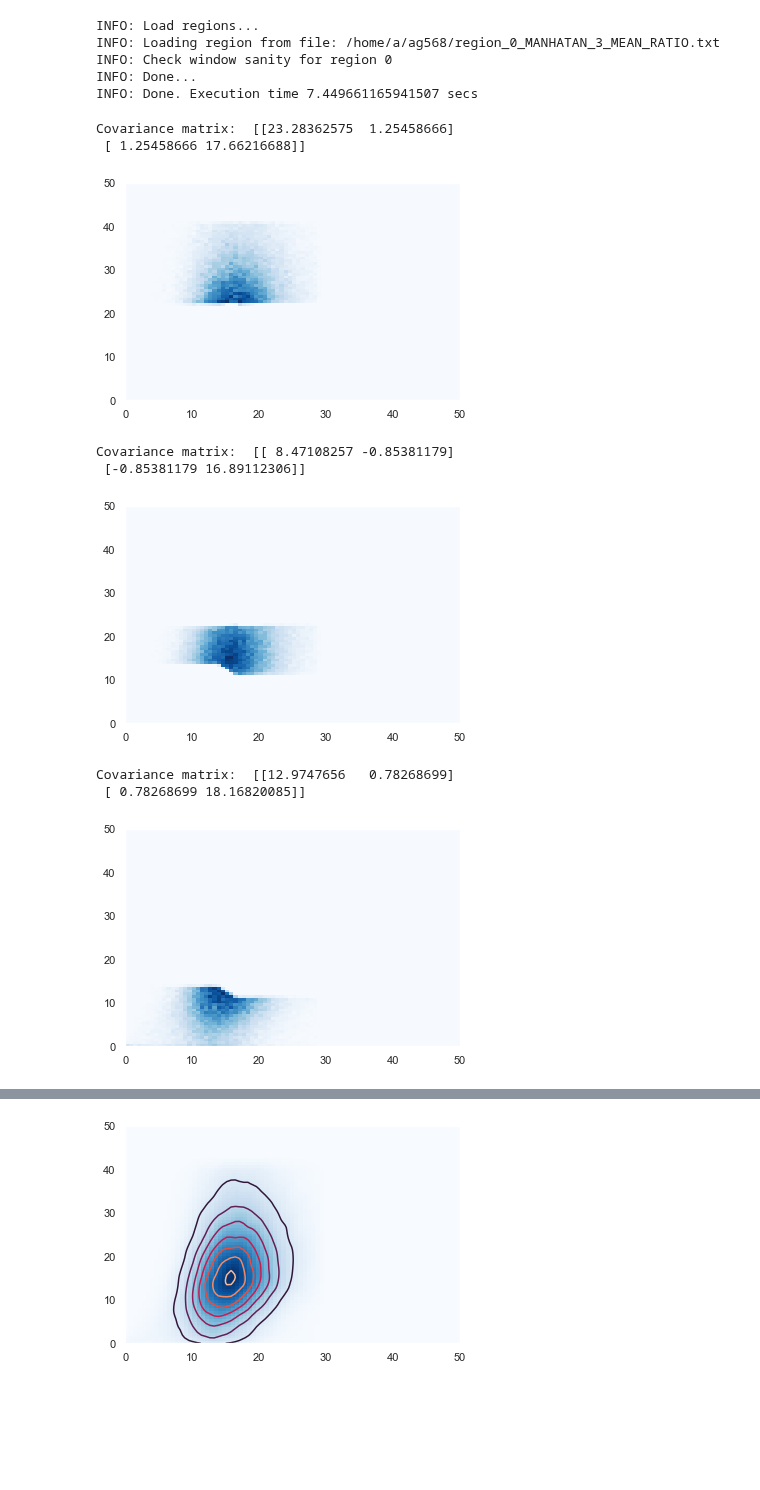
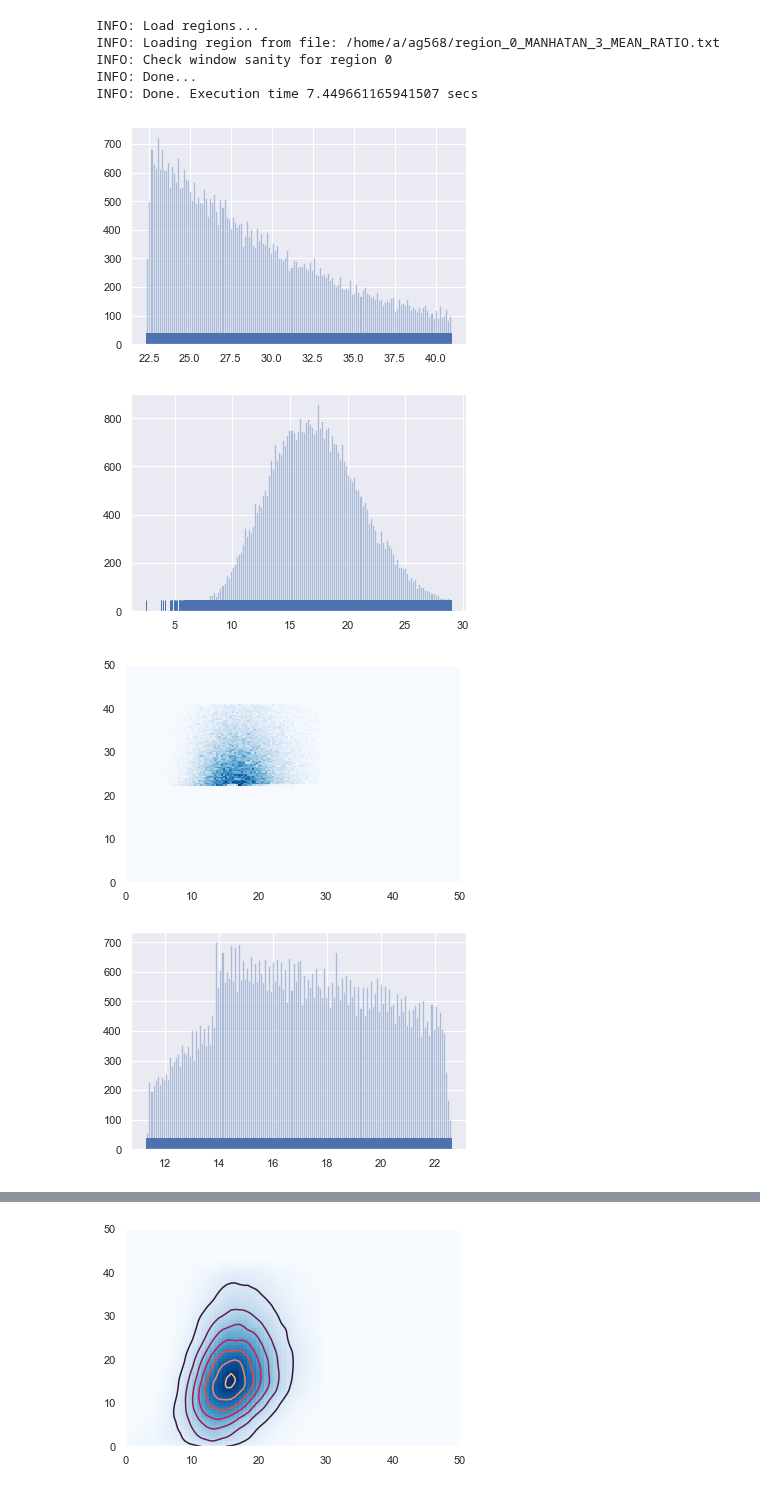
Before and after one commit to pockerman/hidden_markov_modeling, a Jupyter notebook: stories/story_6.ipynb, the cells around one changed output, grey strips where cells are left out. Saved outputs shown, nothing was run; the diff lists cells and outputs as text; code cells hidden in the pictures; blank space fills up the shorter version.

```diff
--- a/stories/story_6.ipynb
+++ b/stories/story_6.ipynb
@@ -59,7 +59,7 @@ for w in regions[0].get_mixed_windows():
 for cluster in clusters:
     cluster.windows = windows
 # %%
-nbins = 80
+nbins = 150
 min_ = 0.0
 max_ = 50.0
 
@@ -69,43 +69,38 @@ for cluster in clusters:
 
     cov = cluster.get_rd_statistics(statistic='cov',
                                     wtype=WindowType.BOTH,
                                     **kwargs)
 
     #print("Covariance matrix: ", cov)
 
     wga_mean_seq = cluster.get_rd_sequnce(statistic="mean", wtype=WindowType.WGA, exclude_gaps=True)
 
     no_wga_mean_seq = cluster.get_rd_sequnce(statistic="mean", wtype=WindowType.NO_WGA, exclude_gaps=True)
 
-    #sns.distplot(wga_mean_seq, bins=nbins, kde=False, rug=True)
-    #plt.show()
-    #sns.distplot(no_wga_mean_seq, bins=nbins, kde=False, rug=True)
-    #plt.show()
+    sns.distplot(wga_mean_seq, bins=nbins, kde=False, rug=True)
+    plt.show()
+    sns.distplot(no_wga_mean_seq, bins=nbins, kde=False, rug=True)
+    plt.show()
 
     plt.hist2d(no_wga_mean_seq, wga_mean_seq,
                  bins=[nbins, nbins], cmap='Blues', density=False,
                  #cmax=1000,
                  #cmin=0,
                  alpha=0.99,
                  range=((min_, max_), (min_, max_)))
     plt.title = "Hist 2D"
     #plt.show()
 
     #kernel= kde.gaussian_kde(np.vstack([no_wga_mean_seq, wga_mean_seq]))
     #xi, yi = np.mgrid[min_:max_:nbins*1j,
     #                  min_:max_:nbins*1j]
     #zi = kernel(np.vstack([xi.flatten(), yi.flatten()]))
     #plt.title='Gaussian KDE'
     #plt.pcolormesh(xi, yi, zi.reshape(xi.shape), cmap='Blues') #plt.cm.BuGn_r)
     #plt.contour(xi, yi, zi.reshape(xi.shape) )
     plt.show()
 # %% [output]
-Covariance matrix:  [[23.28362575  1.25458666]
- [ 1.25458666 17.66216688]]
-[figure, old version]
+[figure, new version]
-Covariance matrix:  [[ 8.47108257 -0.85381179]
- [-0.85381179 16.89112306]]
-[figure, old version]
+[figure, new version]
-Covariance matrix:  [[12.9747656   0.78268699]
- [ 0.78268699 18.16820085]]
-[figure, old version]
+[figure, new version]
+[figure, added]
```
Also changed, not shown: parts of 1 cell of this notebook.
